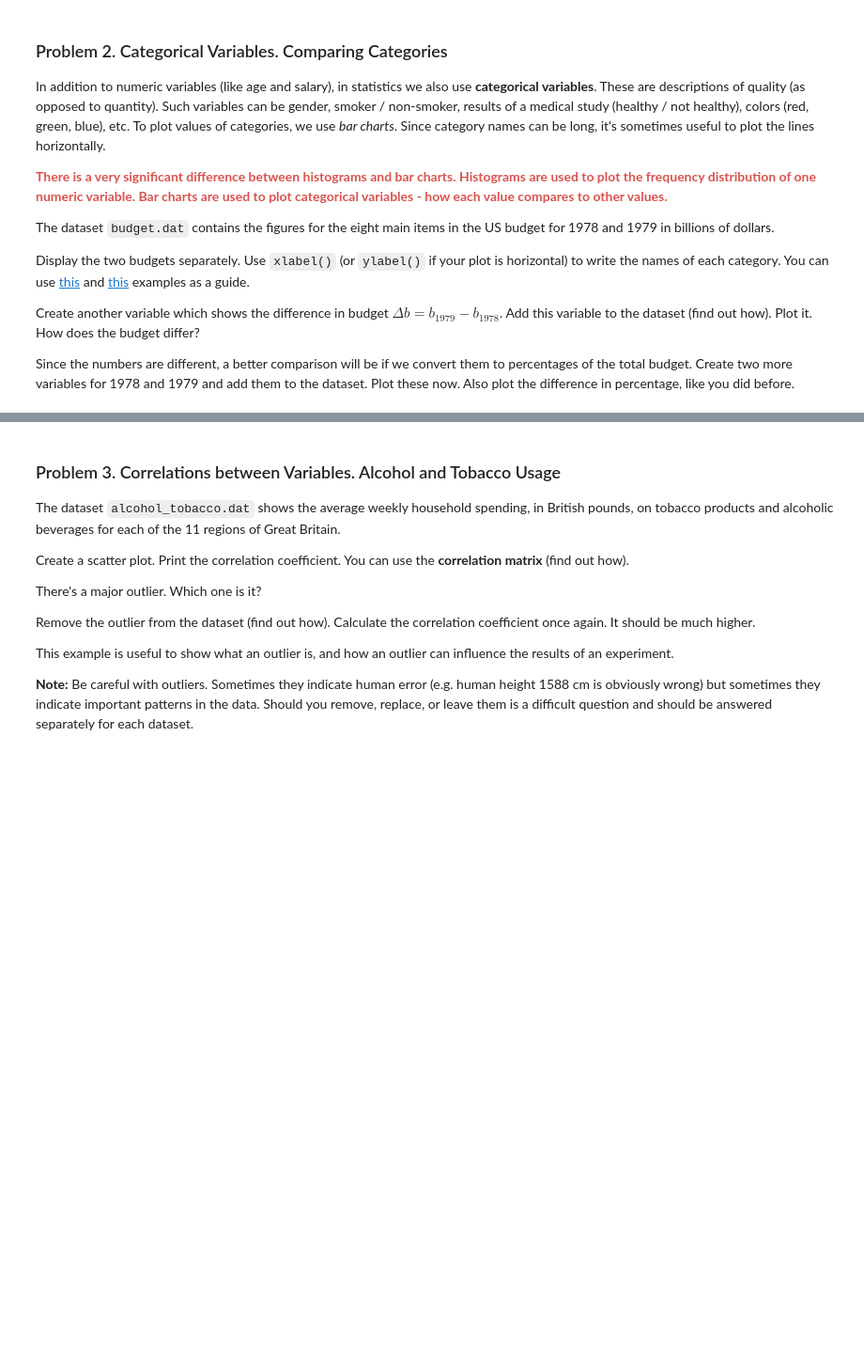
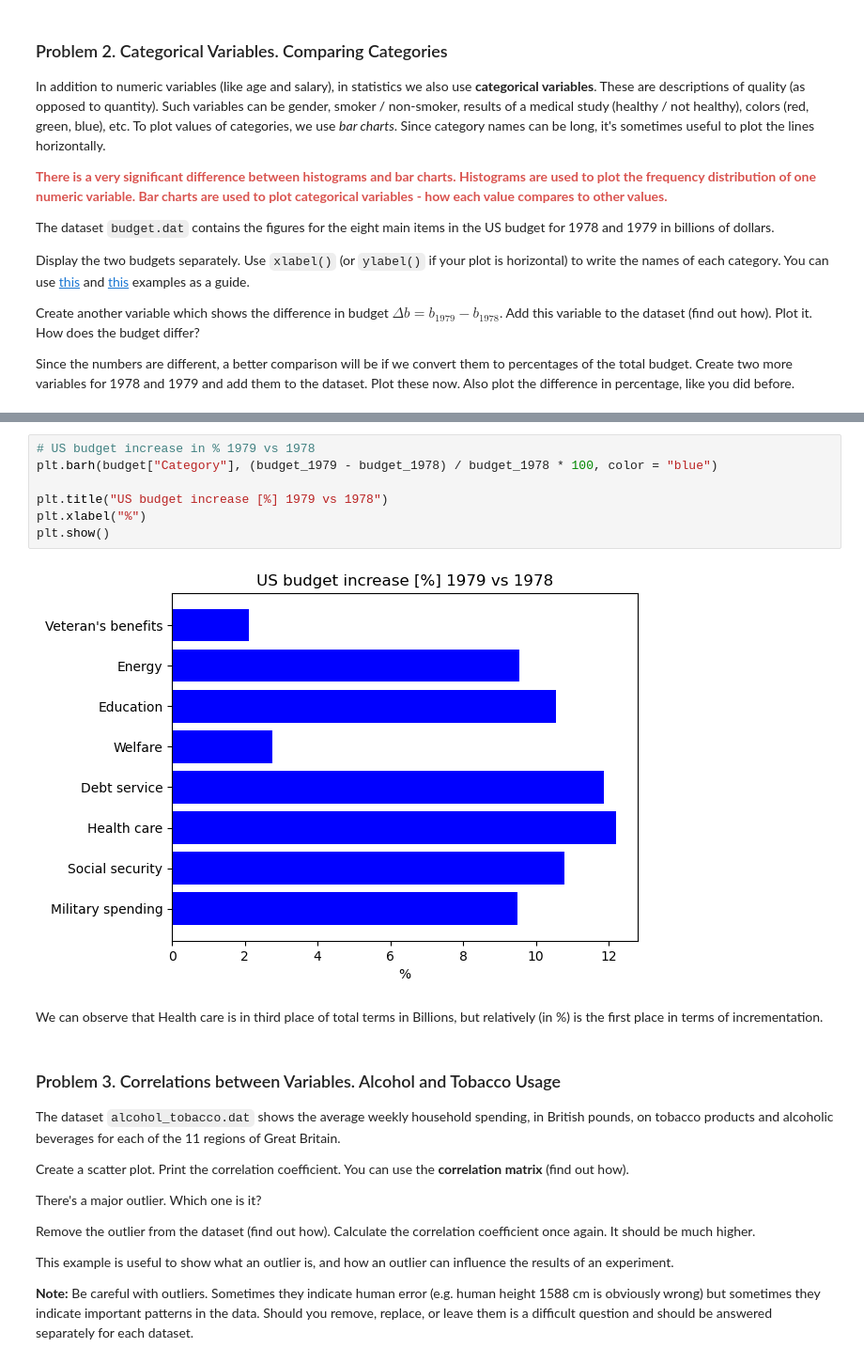
Before and after one commit to mstoychev/Math-Concepts-for-Developers, a Jupyter notebook: 6. Statistics/2. Exercises/Statistics Exercise.ipynb, the cells around one changed output, grey strips where cells are left out. Shown at 94% size. Saved outputs shown, nothing was run; the diff lists cells and outputs as text; blank space fills up the shorter version.

```diff
--- a/6. Statistics/2. Exercises/Statistics Exercise.ipynb
+++ b/6. Statistics/2. Exercises/Statistics Exercise.ipynb
@@ -160,3 +213,14 @@ OSError: [Errno 22] Invalid argument: 'data\x08udget.dat'
+# %%
+# US budget increase in % 1979 vs 1978
+plt.barh(budget["Category"], (budget_1979 - budget_1978) / budget_1978 * 100, color = "blue")
+
+plt.title("US budget increase [%] 1979 vs 1978")
+plt.xlabel("%")
+plt.show()
+# %% [output]
+[figure, added]
+# %% [markdown]
+We can observe that Health care is in third place of total terms in Billions, but relatively (in %) is the first place in terms of incrementation.
 # %% [markdown]
 ### Problem 3. Correlations between Variables. Alcohol and Tobacco Usage
 The dataset `alcohol_tobacco.dat` shows the average weekly household spending, in British pounds, on tobacco products and alcoholic beverages for each of the 11 regions of Great Britain.
```
Also changed, not shown: parts of 6 cells of this notebook.
